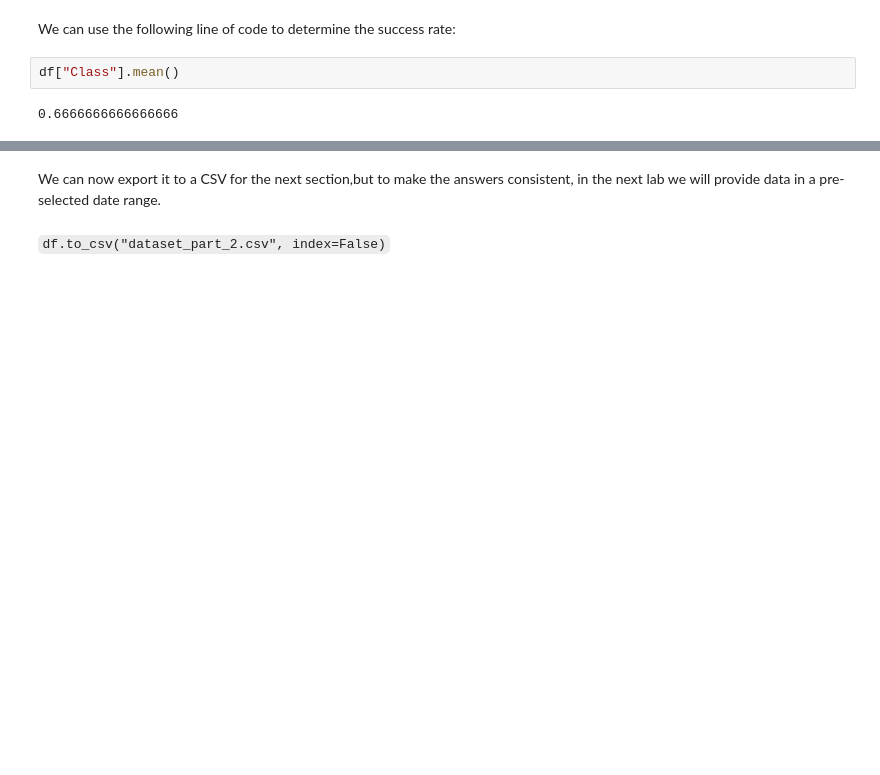
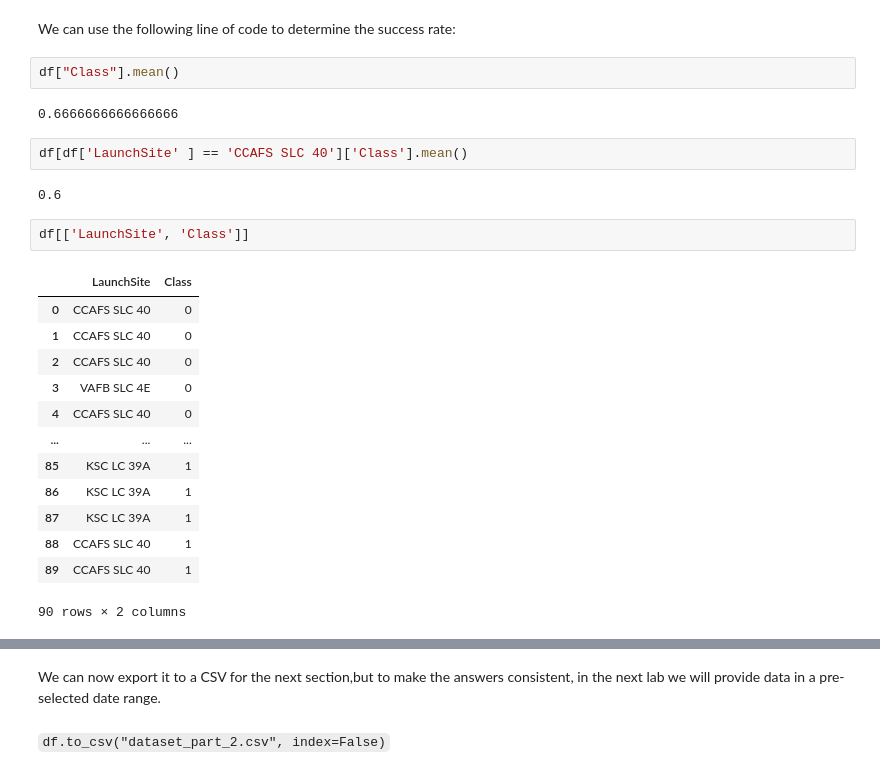
Before and after one commit to MrLRTripp/IBM-DS-Capstone, a Jupyter notebook: labs-jupyter-spacex-Data wrangling.ipynb, the cells around one changed output, grey strips where cells are left out. Saved outputs shown, nothing was run; the diff lists cells and outputs as text; blank space fills up the shorter version.

```diff
--- a/labs-jupyter-spacex-Data wrangling.ipynb
+++ b/labs-jupyter-spacex-Data wrangling.ipynb
@@ -256,3 +256,23 @@ We can use the following line of code to determine  the success rate:
 df["Class"].mean()
 # %% [output]
 0.6666666666666666
+# %%
+df[df['LaunchSite' ] == 'CCAFS SLC 40']['Class'].mean()
+# %% [output]
+0.6
+# %%
+df[['LaunchSite', 'Class']]
+# %% [output]
+|  | LaunchSite | Class |
+| 0 | CCAFS SLC 40 | 0 |
+| 1 | CCAFS SLC 40 | 0 |
+| 2 | CCAFS SLC 40 | 0 |
+| 3 | VAFB SLC 4E | 0 |
+| 4 | CCAFS SLC 40 | 0 |
+| ... | ... | ... |
+| 85 | KSC LC 39A | 1 |
+| 86 | KSC LC 39A | 1 |
+| 87 | KSC LC 39A | 1 |
+| 88 | CCAFS SLC 40 | 1 |
+| 89 | CCAFS SLC 40 | 1 |
+90 rows × 2 columns
```
Also changed, not shown: parts of 2 cells of this notebook.
